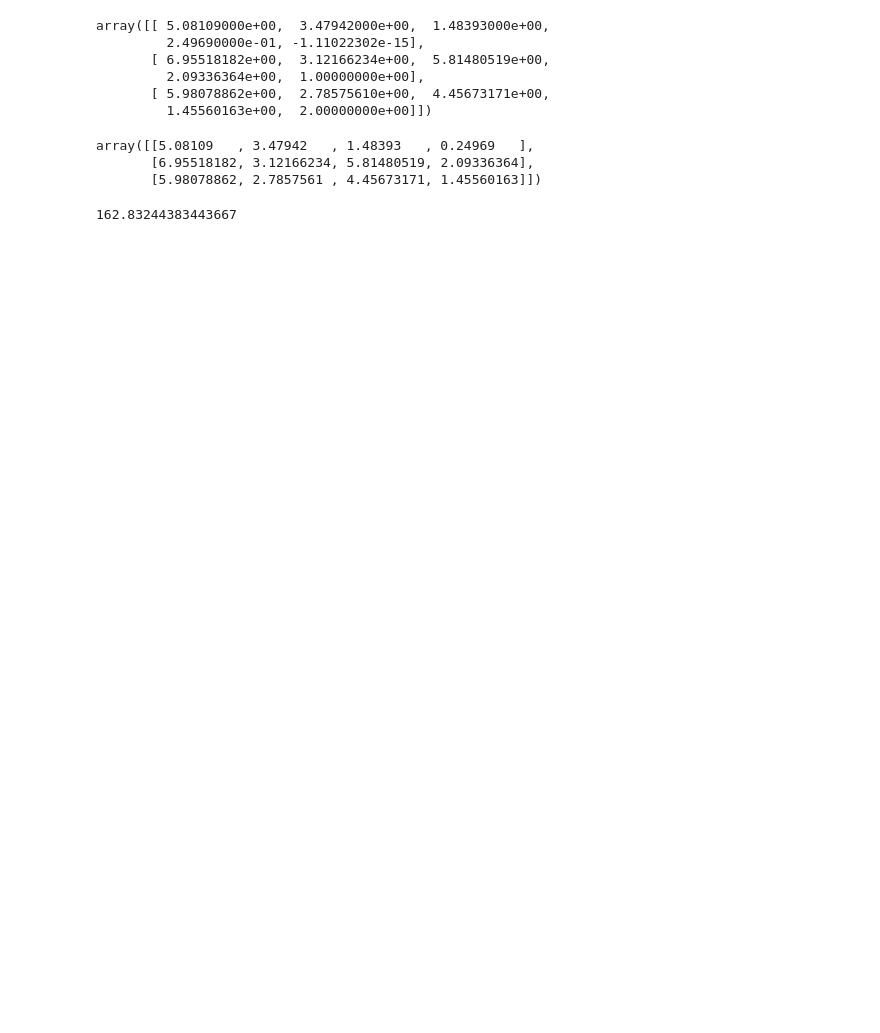
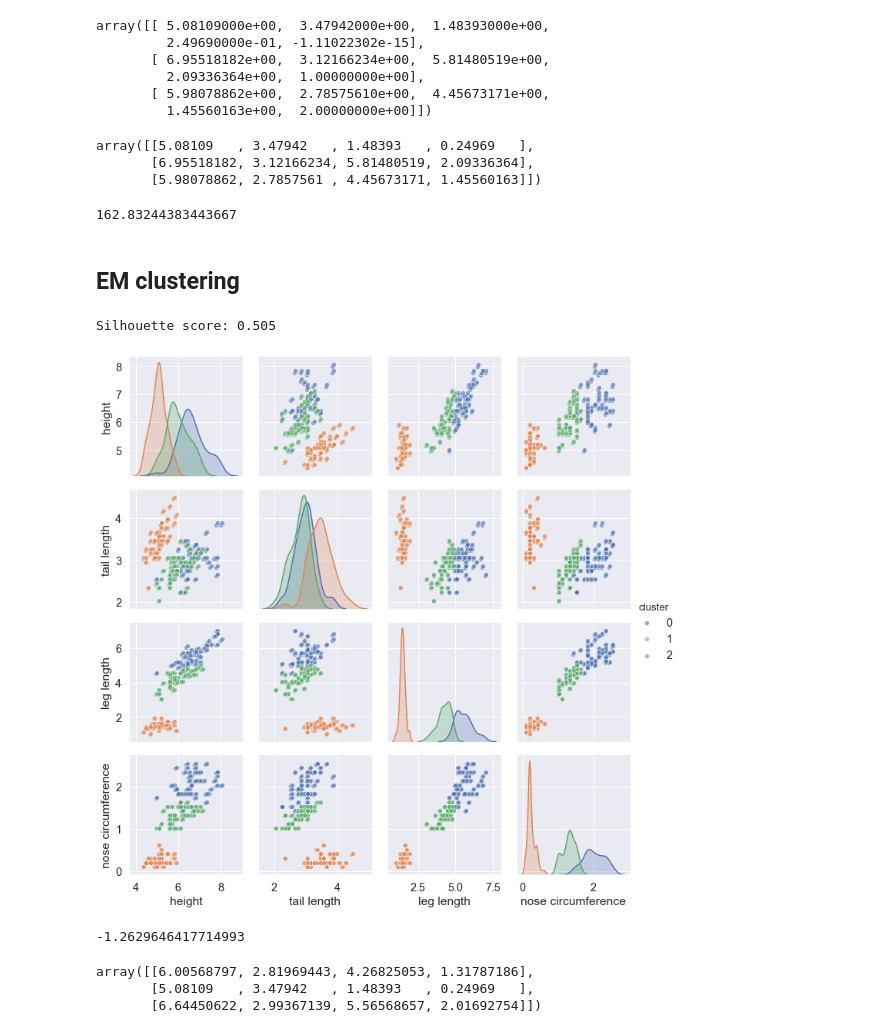
Before and after one commit to animaviridis/dmv-practicals, a Jupyter notebook: assessment/assignment1/task1/task1.ipynb, the cells around one changed output. Saved outputs shown, nothing was run; the diff lists cells and outputs as text; code cells hidden in the pictures; blank space fills up the shorter version.

```diff
--- a/assessment/assignment1/task1/task1.ipynb
+++ b/assessment/assignment1/task1/task1.ipynb
@@ -194,3 +192,5 @@ array([[5.08109   , 3.47942   , 1.48393   , 0.24969   ],
 model.inertia_
 # %% [output]
 162.83244383443667
+# %% [markdown]
+## EM clustering
@@ -196,0 +199,18 @@ model.inertia_
+# %%
+em_model = GaussianMixture(n_components=K)
+em_labels = em_model.fit_predict(data.values)
+# %%
+assess_clusters(em_labels)
+# %% [output]
+Silhouette score: 0.505
+[figure, added]
+# %%
+em_model.score(data.values)
+# %% [output]
+-1.2629646417714993
+# %%
+em_model.means_
+# %% [output]
+array([[6.00568797, 2.81969443, 4.26825053, 1.31787186],
+       [5.08109   , 3.47942   , 1.48393   , 0.24969   ],
+       [6.64450622, 2.99367139, 5.56568657, 2.01692754]])
```
Also changed, not shown: parts of 14 cells of this notebook.
